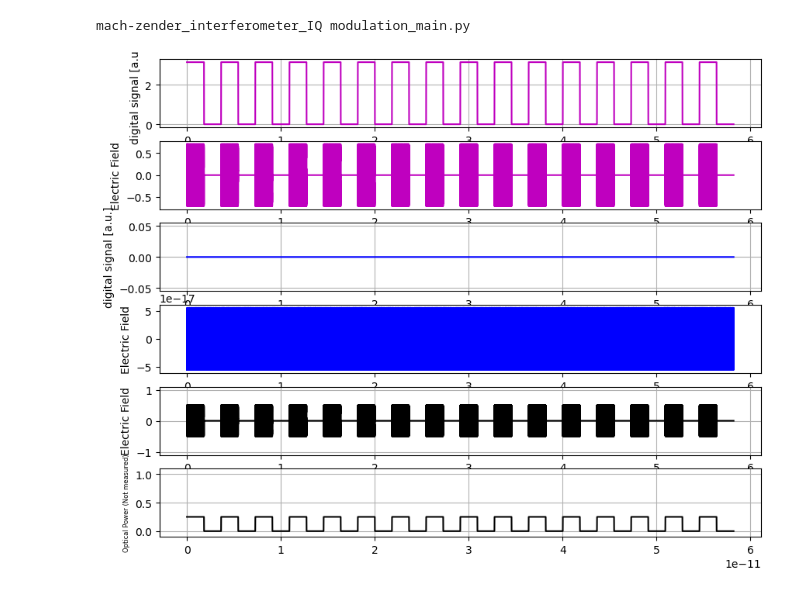
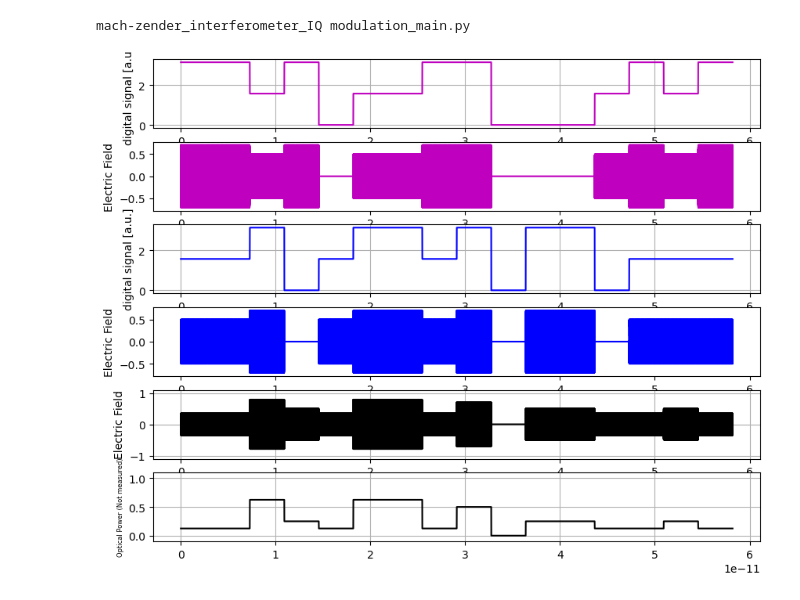
Before and after one commit to tacticstactics/optical-IQ-modulation, a Jupyter notebook: mach_zender_interferometer_IQ modulation_main.ipynb, the cells around one changed output. Drawn from its saved outputs; the diff is of its cells as text; code cells hidden in the pictures.

```diff
--- a/mach_zender_interferometer_IQ modulation_main.ipynb
+++ b/mach_zender_interferometer_IQ modulation_main.ipynb
@@ -2,7 +2,6 @@
 import numpy as np
 import matplotlib.pyplot as plt
 from scipy.constants import c
-
 import mach_zender_interferometer_time_def
 
 print('')
@@ -110,19 +109,17 @@ while b2[i]<np.size(prbs1b):
     i=i+1
 
 
-
 # Pseudo Random multilevel Digital signal, Type 2
-numberofpointspersinal = 2 ** 6
+numberofpointspersinal = 2 ** 4
 repetitions2 = samplerate / numberofpointspersinal
 
-rand_int1a = np.random.randint(0, 3, numberofpointspersinal) # 0 or 1
-prbs2a = np.pi * (1/2) * np.repeat(rand_int1a, repetitions2)
+rand_int2a = np.random.randint(0, 3, numberofpointspersinal) # 0 or 1
+prbs2a = np.pi * (1/2) * np.repeat(rand_int2a, repetitions2)
 
-rand_int1b = np.random.randint(0, 3, numberofpointspersinal) # 0 or 1
-prbs2b = np.pi * (1/2) * np.repeat(rand_int1b, repetitions2)
+rand_int2b = np.random.randint(0, 3, numberofpointspersinal) # 0 or 1
+prbs2b = np.pi * (1/2) * np.repeat(rand_int2b, repetitions2)
 
 
-#
 # rand_int1 = 0.5*np.pi * np.random.randint(0, 4, samplerate) # 0 to 3
 
 #Periodic signals
@@ -143,18 +140,18 @@ periodicsig2 = 1*np.pi*(np.arange(samplerate) % P2 < D2)
 #signal1col = cosine_signalcol
 #signal1col = randomintcol
 #signal1col = random_signal
-signal1col = periodicsig1
+#signal1col = periodicsig1
 #signal1col = prbs1a
-#signal1col = prbs2a
+signal1col = prbs2a
 #signal1col = np.zeros(samplerate, dtype=complex)
 
-signal2col = np.zeros(samplerate, dtype=complex)
+#signal2col = np.zeros(samplerate, dtype=complex)
 #signal2col = sine_signalcol
 #signal2col = cosine_signalcol
 #signal2col = random_signal
 #signal2col = periodicsig2
 #signal2col = prbs1b
-#signal2col = prbs2b
+signal2col = prbs2b
 #signal2col = 0.5*np.pi*np.ones(samplerate)
 
 oplcommon1 = 0 * np.pi #Common Path Length 1
@@ -307,44 +304,39 @@ for ii in range(samplerate):
 
 
 fig1 = plt.figure(figsize = (10,8), facecolor='white')
+ax11 = fig1.add_subplot(6, 1, 1)
+ax12 = fig1.add_subplot(6, 1, 2)
+ax13 = fig1.add_subplot(6, 1, 3)
+ax14 = fig1.add_subplot(6, 1, 4)
+ax15 = fig1.add_subplot(6, 1, 5)
+ax16 = fig1.add_subplot(6, 1, 6)
 
-ax1 = fig1.add_subplot(6, 1, 1)
-ax2 = fig1.add_subplot(6, 1, 2)
-ax3 = fig1.add_subplot(6, 1, 3)
-ax4 = fig1.add_subplot(6, 1, 4)
-ax5 = fig1.add_subplot(6, 1, 5)
-ax6 = fig1.add_subplot(6, 1, 6)
+ax11.plot(tcol,signal1col, "-", color="m")
+ax11.set_ylabel("digital signal [a.u.]")
+#ax1.set_ylim(-1*np.pi,np.pi)
+ax11.grid()
 
-ax1.plot(tcol,signal1col, "-", color="m")
-ax1.set_ylabel("digital signal [a.u.]")
-#ax1.set_ylim(-1*np.pi,np.pi)
-ax1.grid()
+ax12.plot(tcol,np.real(E6out_p1_col), "-",color="m")
+ax12.set_ylabel("Electric Field")
 
-ax2.plot(tcol,np.real(E6out_p1_col), "-",color="m")
-ax2.set_ylabel("Electric Field")
+ax13.plot(tcol,signal2col, "-",color="b")
+ax13.set_ylabel("digital signal [a.u.]")
+ax13.grid()
 
-ax3.plot(tcol,signal2col, "-",color="b")
-ax3.set_ylabel("digital signal [a.u.]")
-ax3.grid()
+ax14.plot(tcol,np.real(E6out_p2_col), "-",color="b")
+ax14.set_ylabel("Electric Field")
 
-ax4.plot(tcol,np.real(E6out_p2_col), "-",color="b")
-ax4.set_ylabel("Electric Field")
+ax15.plot(tcol,np.real(E7out_p1_col), "-",color="k")
+ax15.set_ylim(-1.1,1.1)
+ax15.set_ylabel("Electric Field")
+ax15.grid()
 
-
-
-ax5.plot(tcol,np.real(E7out_p1_col), "-",color="k")
-ax5.set_ylim(-1.1,1.1)
-ax5.set_ylabel("Electric Field")
-ax5.grid()
-
-ax6.plot(tcol,(np.abs(E7out_p1_col))**2, "-",color="k")
-ax6.set_ylim(-0.1,1.1)
-ax6.set_ylabel("Optical Power (Not measured)",{"fontsize": 6})
-ax6.grid()
-
+ax16.plot(tcol,(np.abs(E7out_p1_col))**2, "-",color="k")
+ax16.set_ylim(-0.1,1.1)
+ax16.set_ylabel("Optical Power (Not measured)",{"fontsize": 6})
+ax16.grid()
 
 fig2 = plt.figure(figsize = (10,8), facecolor='white')
-
 ax21 = fig2.add_subplot(6, 1, 1)
 ax22 = fig2.add_subplot(6, 1, 2)
 ax23 = fig2.add_subplot(6, 1, 3)
@@ -359,7 +351,6 @@ ax21.grid()
 ax22.plot(tcol, (np.abs(E9_2out_port1col))**2, "-",color="r")
 ax22.set_ylabel("Optical Power",{"fontsize": 6})
 ax22.grid()
-
 
 ax23.plot(tcol, np.real(E9_2out_port2col), "-",color="y")
 ax23.set_ylabel("Electric Field")
@@ -381,7 +372,6 @@ ax26.grid()
 
 
 fig3 = plt.figure(figsize = (10,8), facecolor='white')
-
 ax31 = fig3.add_subplot(6, 1, 1)
 ax32 = fig3.add_subplot(6, 1, 2)
 ax33 = fig3.add_subplot(6, 1, 3)
@@ -391,31 +381,31 @@ ax36 = fig3.add_subplot(6, 1, 6)
 
 ax31.plot(tcol, np.real(E9_1out_port1col), "-",color="g")
 ax31.set_ylabel("Electric Field")
 ax31.grid()
 
 ax32.plot(tcol, (np.abs(E9_1out_port1col))**2, "-",color="g")
 ax32.set_ylabel("Optical Power",{"fontsize": 6})
 ax32.grid()
 
 ax33.plot(tcol, np.real(E9_1out_port2col), "-",color="c")
 ax33.set_ylabel("Electric Field")
 ax33.grid()
 
 ax34.plot(tcol, (np.abs(E9_1out_port2col))**2, "-",color="c")
 ax34.set_ylabel("Optical Power",{"fontsize": 6})
 ax34.grid()
 
 ax35.plot(tcol, (np.abs(E9_1out_port1col))**2, color="g")
 ax35.plot(tcol, (np.abs(E9_1out_port2col))**2, color="c")
 ax35.set_ylabel("Optical Power",{"fontsize": 6})
 ax35.grid()
 
 ax36.plot(tcol, -1*((np.abs(E9_1out_port1col))**2 - (np.abs(E9_1out_port2col))**2), "-",color="b")
 ax36.set_ylabel("Optical Power (Balanced Photo Diode)",{"fontsize": 6})
 ax36.set_ylim(-0.1,0.6)
 ax36.grid()
 
 plt.show()
 # %% [output]
 mach-zender_interferometer_IQ modulation_main.py
-[figure, old version]
+[figure, new version]
```
Also changed, not shown: parts of 1 cell of this notebook.
